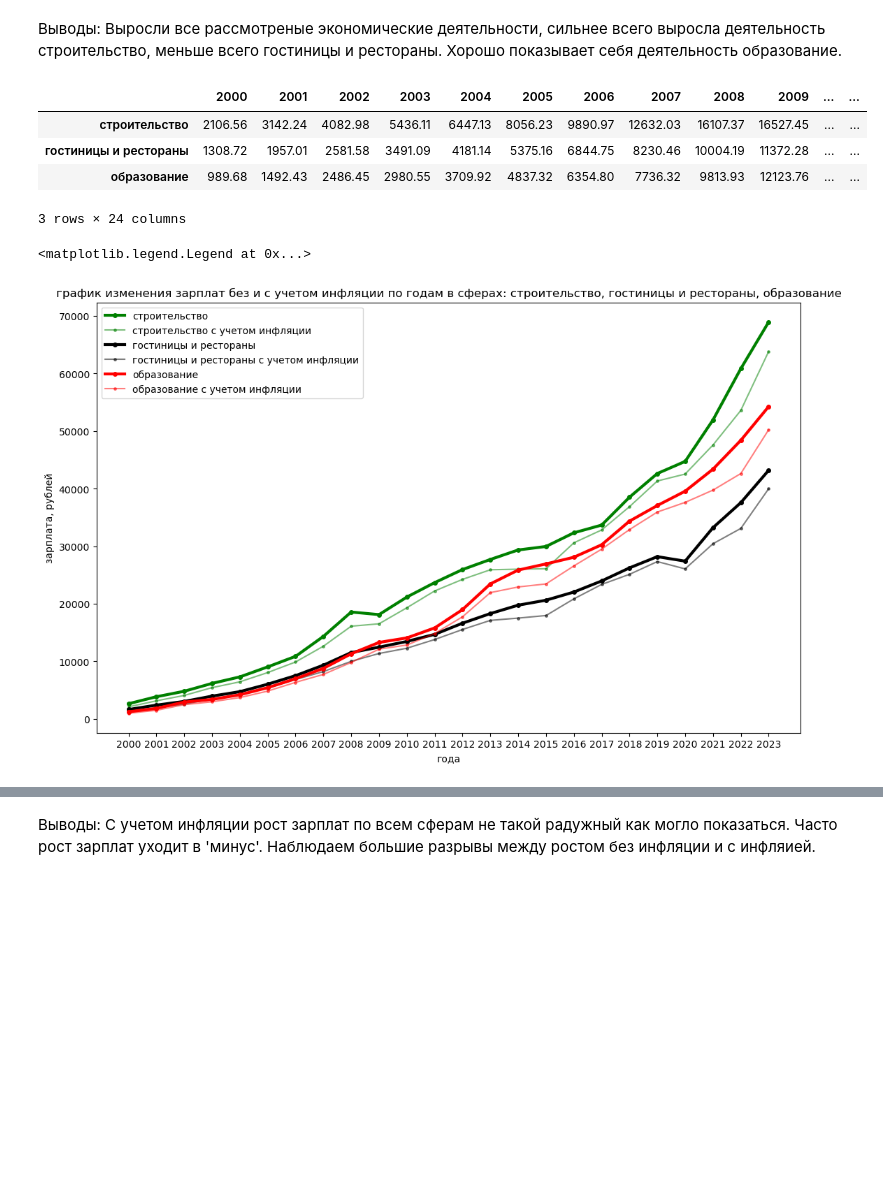
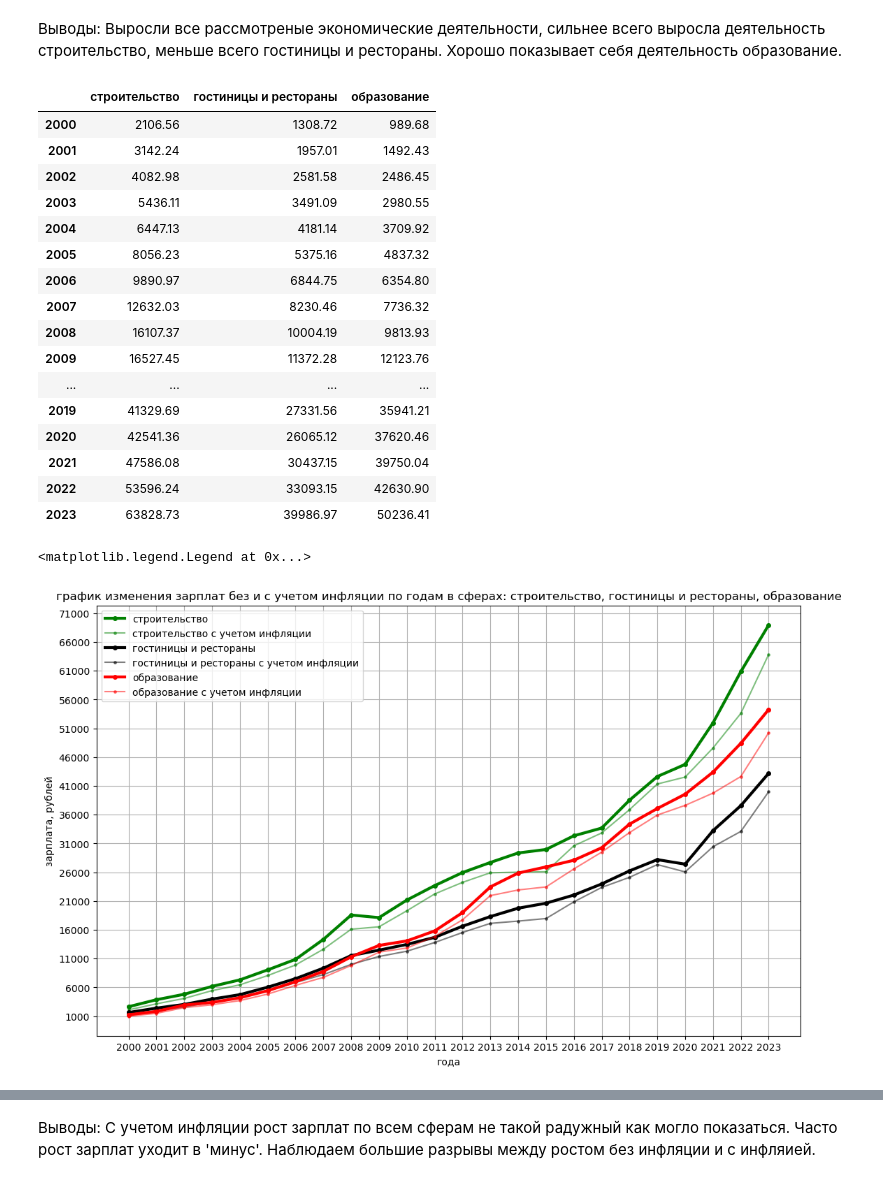
Before and after one commit to gosha22008/final_project_start_in_ds, a Jupyter notebook: test_analizys.ipynb, the cells around one changed output, grey strips where cells are left out. Saved outputs shown, nothing was run; the diff lists cells and outputs as text; code cells hidden in the pictures; blank space fills up the shorter version.

```diff
--- a/test_analizys.ipynb
+++ b/test_analizys.ipynb
@@ -9,4 +10,3 @@ pd.__version__, sbn.__version__
 # %%
 # загрузка данных с 2017
-data1 = pd.read_excel('data\\tab3-zpl_2023.xlsx', sheet_name=0)
-data1
+data1 = pd.read_excel(absolute_path_data, sheet_name=0)
@@ -64,11 +28,10 @@ See the caveats in the documentation: https://pandas.pydata.org/pandas-docs/stab
 # %%
 # загрузка данных с 2000 года
-data2 = pd.read_excel('data\\tab3-zpl_2023.xlsx', sheet_name=1)
+data2 = pd.read_excel(absolute_path_data, sheet_name=1)
 data2.columns = ['types'] + [str(i) for i in range(2000, 2017)]
 data2 = data2.drop([0,1,37,38])
 for i in data2.index:
     data2['types'][i] = data2['types'][i].lower()
-data2
 # %% [output]
 A value is trying to be set on a copy of a slice from a DataFrame
 
@@ -95,8 +41,7 @@ See the caveats in the documentation: https://pandas.pydata.org/pandas-docs/stab
 # выбираю интересующие сферы
 data_1 = data1.loc[[43,46,54]]
 # %%
-data_1['types'][46] = data2['types'][28]
-data_1
+data_1['types'][46] = 'гостиницы и рестораны'
 # %% [output]
 A value is trying to be set on a copy of a slice from a DataFrame
 
@@ -198,21 +100,35 @@ plt.legend(salaries.index)
 # %%
 # считываем данные об уровне инфляции по годам
-inf = pd.read_excel('data\inflation.xlsx', header=None, index_col=0)
+inf = pd.read_excel(absolute_path_inf, header=None, index_col=0)
 inf.index.name = None
 inf.columns = ['inf']
 # %%
 # средние зарплаты с учётом уровня инфляции
 salaries_with_inflation = (salaries * (1 - inf['inf'].values/100)).round(2)
-salaries_with_inflation
+salaries_with_inflation.T
 # %% [output]
-|  | 2000 | 2001 | 2002 | 2003 | 2004 | 2005 | 2006 | 2007 | 2008 | 2009 | ... | ... |
-| строительство | 2106.56 | 3142.24 | 4082.98 | 5436.11 | 6447.13 | 8056.23 | 9890.97 | 12632.03 | 16107.37 | 16527.45 | ... | ... |
-| гостиницы и рестораны | 1308.72 | 1957.01 | 2581.58 | 3491.09 | 4181.14 | 5375.16 | 6844.75 | 8230.46 | 10004.19 | 11372.28 | ... | ... |
-| образование | 989.68 | 1492.43 | 2486.45 | 2980.55 | 3709.92 | 4837.32 | 6354.80 | 7736.32 | 9813.93 | 12123.76 | ... | ... |
+|  | строительство | гостиницы и рестораны | образование |
+| 2000 | 2106.56 | 1308.72 | 989.68 |
+| 2001 | 3142.24 | 1957.01 | 1492.43 |
+| 2002 | 4082.98 | 2581.58 | 2486.45 |
+| 2003 | 5436.11 | 3491.09 | 2980.55 |
+| 2004 | 6447.13 | 4181.14 | 3709.92 |
+| 2005 | 8056.23 | 5375.16 | 4837.32 |
+| 2006 | 9890.97 | 6844.75 | 6354.80 |
+| 2007 | 12632.03 | 8230.46 | 7736.32 |
+| 2008 | 16107.37 | 10004.19 | 9813.93 |
+| 2009 | 16527.45 | 11372.28 | 12123.76 |
+| ... | ... | ... | ... |
+| 2019 | 41329.69 | 27331.56 | 35941.21 |
+| 2020 | 42541.36 | 26065.12 | 37620.46 |
+| 2021 | 47586.08 | 30437.15 | 39750.04 |
+| 2022 | 53596.24 | 33093.15 | 42630.90 |
+| 2023 | 63828.73 | 39986.97 | 50236.41 |
-3 rows × 24 columns
 # %%
 # строю графики изменения зарплат
 plt.figure(figsize=[13,8])
+plt.yticks(np.arange(1000, 77000, step=5000))
+plt.grid()
 plt.plot(salaries.columns, salaries.iloc[0].values, color='green', marker='.', markersize=8, linewidth=3)
 plt.plot(salaries_with_inflation.columns, salaries_with_inflation.iloc[0].values, color='green', marker='.', markersize=5, alpha=0.5)
 plt.plot(salaries.columns, salaries.iloc[1].values, color='black', marker='.', markersize=8, linewidth=3)
@@ -226,7 +142,7 @@ plt.legend(['строительство', 'строительство с уче
             "образование", "образование с учетом инфляции"])
 # %% [output]
 <matplotlib.legend.Legend at 0x...>
-[figure, old version]
+[figure, new version]
 # %%
 # номинальный рост средних зарплат
 salary_growth = salaries.diff(axis=1).fillna(0)
```
Also changed, not shown: parts of 21 cells of this notebook, 3 other files.
